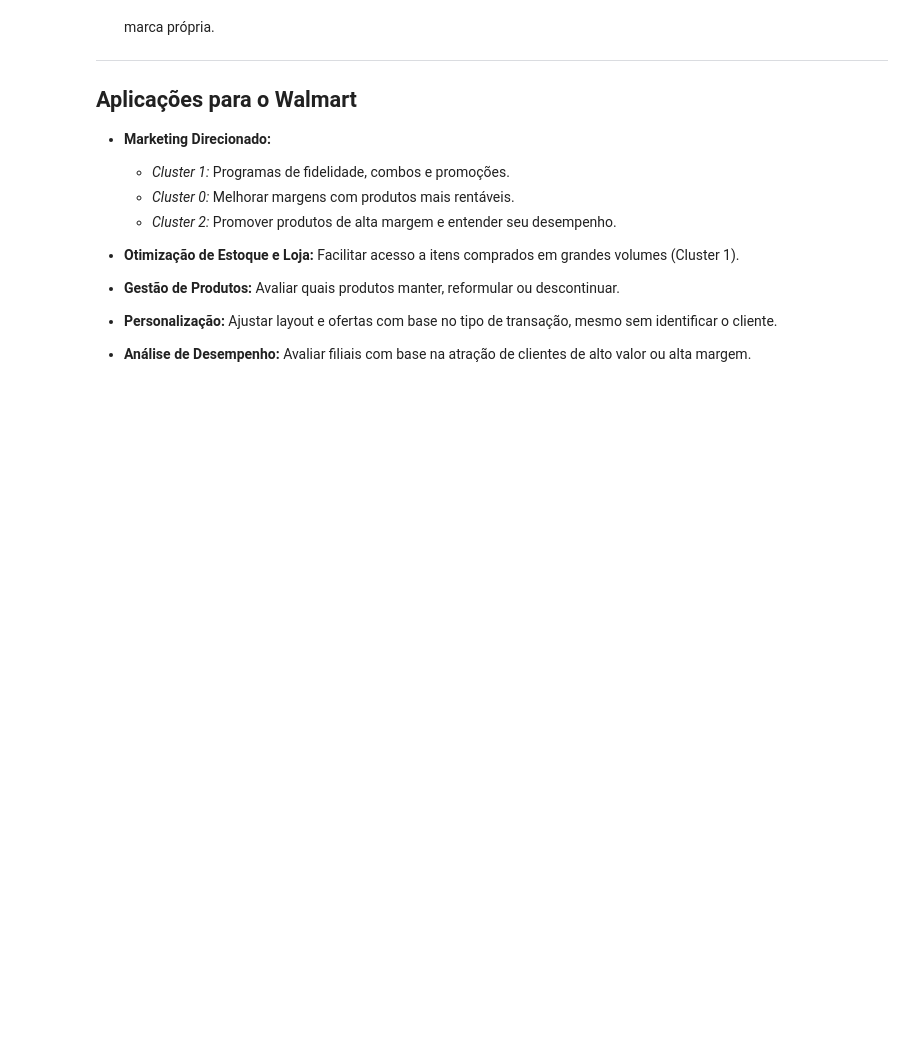
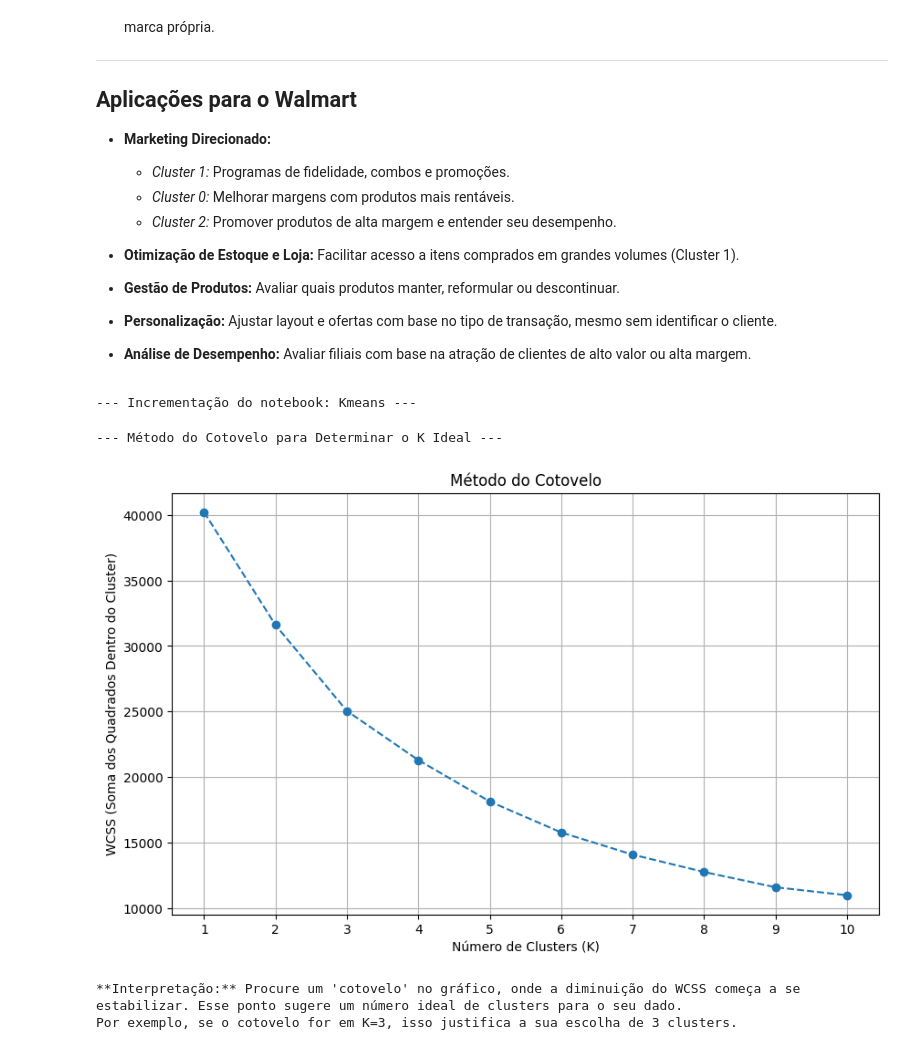
Before and after one commit to Haell39/IAClass_ML_Algorithms, a Jupyter notebook: notebooks/Kmeans.ipynb, the cells around one changed output. Saved outputs shown, nothing was run; the diff lists cells and outputs as text; code cells hidden in the pictures; blank space fills up the shorter version.

```diff
--- a/notebooks/Kmeans.ipynb
+++ b/notebooks/Kmeans.ipynb
@@ -227,3 +231,41 @@ Cluster
 
 * **Análise de Desempenho:**
   Avaliar filiais com base na atração de clientes de alto valor ou alta margem.
+# %%
+print("--- Incrementação do notebook: Kmeans ---")
+# %% [output]
+--- Incrementação do notebook: Kmeans ---
+# %%
+# Célula: Determinando o Número Ideal de Clusters (Método do Cotovelo)
+
+print("--- Método do Cotovelo para Determinar o K Ideal ---")
+
+# Lista para armazenar a soma dos quadrados dentro do cluster (WCSS)
+# para diferentes números de clusters.
+wcss = []
+
+# Tentaremos diferentes valores de K (por exemplo, de 1 a 10)
+# 'X_kmeans_scaled' deve estar disponível das células anteriores do seu notebook
+# (ou seja, os dados numéricos escalonados que você usou para o K-Means).
+for i in range(1, 11):
+    kmeans_elbow = KMeans(n_clusters=i, random_state=42, n_init=10)
+    kmeans_elbow.fit(X_kmeans_scaled)
+    wcss.append(kmeans_elbow.inertia_) # 'inertia_' é o WCSS
+
+# Plotando o gráfico do cotovelo
+plt.figure(figsize=(10, 6))
+plt.plot(range(1, 11), wcss, marker='o', linestyle='--')
+plt.title('Método do Cotovelo')
+plt.xlabel('Número de Clusters (K)')
+plt.ylabel('WCSS (Soma dos Quadrados Dentro do Cluster)')
+plt.xticks(range(1, 11))
+plt.grid(True)
+plt.show()
+
+print("\n**Interpretação:** Procure um 'cotovelo' no gráfico, onde a diminuição do WCSS começa a se estabilizar. Esse ponto sugere um número ideal de clusters para o seu dado.")
+print("Por exemplo, se o cotovelo for em K=3, isso justifica a sua escolha de 3 clusters.")
+# %% [output]
+--- Método do Cotovelo para Determinar o K Ideal ---
+[figure, added]
+**Interpretação:** Procure um 'cotovelo' no gráfico, onde a diminuição do WCSS começa a se estabilizar. Esse ponto sugere um número ideal de clusters para o seu dado.
+Por exemplo, se o cotovelo for em K=3, isso justifica a sua escolha de 3 clusters.
```
Also changed, not shown: parts of 10 cells of this notebook.
